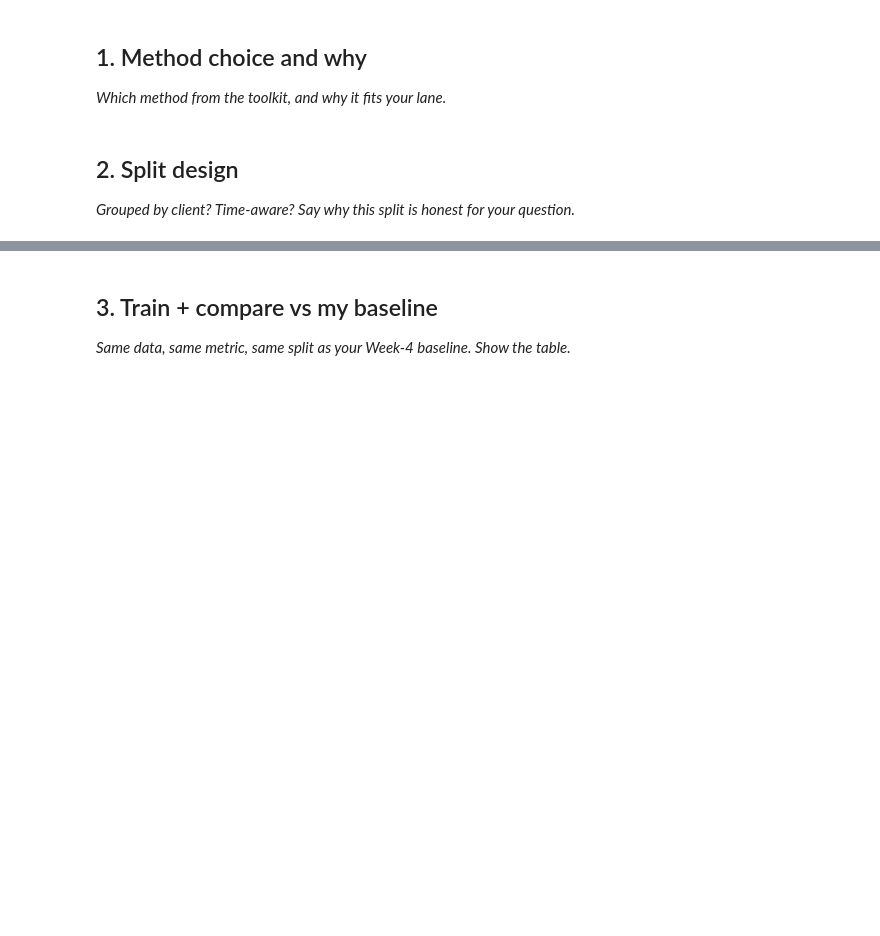
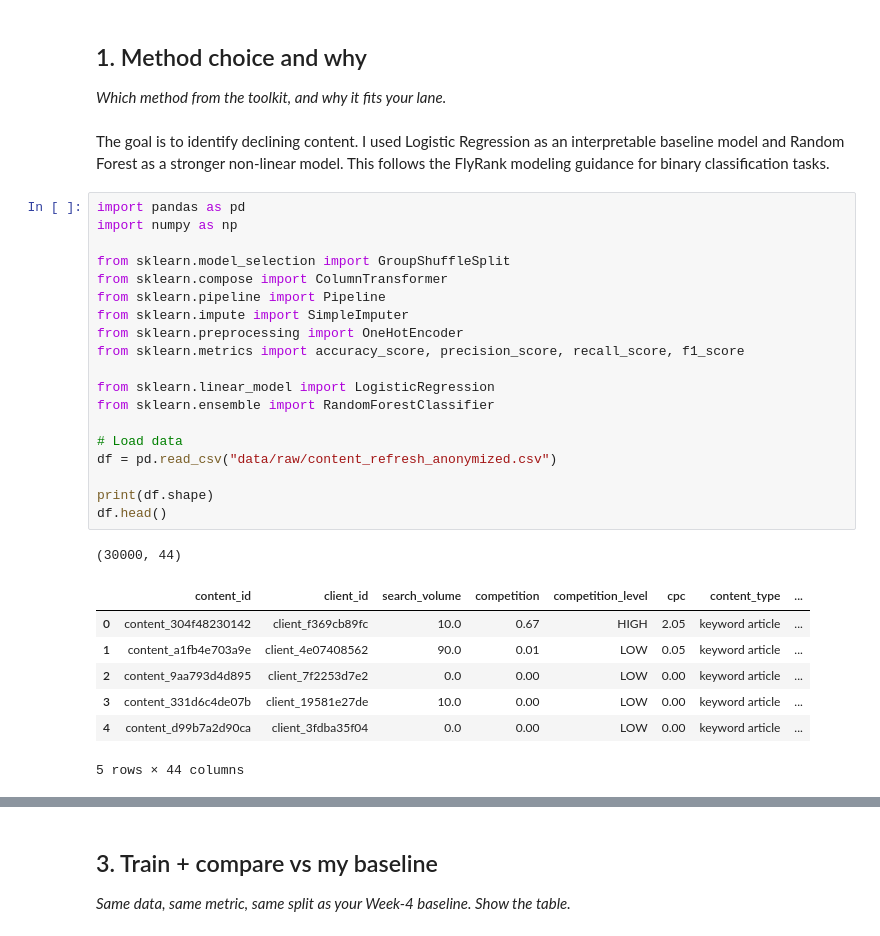
Before and after one commit to Vedant-Jagtap/flyrank-ml-internship, a Jupyter notebook: work/notebooks/w05_model.ipynb, the cells around one changed output, grey strips where cells are left out. Saved outputs shown, nothing was run; the diff lists cells and outputs as text; blank space fills up the shorter version.

```diff
--- a/work/notebooks/w05_model.ipynb
+++ b/work/notebooks/w05_model.ipynb
@@ -10,7 +22,33 @@ This skeleton is yours to fill. Work the sections **in order** — each one has
 ## 1. Method choice and why
 
 *Which method from the toolkit, and why it fits your lane.*
-# %% [markdown]
-## 2. Split design
-
-*Grouped by client? Time-aware? Say why this split is honest for your question.*
+# %% [markdown]
+The goal is to identify declining content. I used Logistic Regression as an interpretable baseline model and Random Forest as a stronger non-linear model. This follows the FlyRank modeling guidance for binary classification tasks.
+# %%
+import pandas as pd
+import numpy as np
+
+from sklearn.model_selection import GroupShuffleSplit
+from sklearn.compose import ColumnTransformer
+from sklearn.pipeline import Pipeline
+from sklearn.impute import SimpleImputer
+from sklearn.preprocessing import OneHotEncoder
+from sklearn.metrics import accuracy_score, precision_score, recall_score, f1_score
+
+from sklearn.linear_model import LogisticRegression
+from sklearn.ensemble import RandomForestClassifier
+
+# Load data
+df = pd.read_csv("data/raw/content_refresh_anonymized.csv")
+
+print(df.shape)
+df.head()
+# %% [output]
+(30000, 44)
+|  | content_id | client_id | search_volume | competition | competition_level | cpc | content_type | ... |
+| 0 | content_304f48230142 | client_f369cb89fc | 10.0 | 0.67 | HIGH | 2.05 | keyword article | ... |
+| 1 | content_a1fb4e703a9e | client_4e07408562 | 90.0 | 0.01 | LOW | 0.05 | keyword article | ... |
+| 2 | content_9aa793d4d895 | client_7f2253d7e2 | 0.0 | 0.00 | LOW | 0.00 | keyword article | ... |
+| 3 | content_331d6c4de07b | client_19581e27de | 10.0 | 0.00 | LOW | 0.00 | keyword article | ... |
+| 4 | content_d99b7a2d90ca | client_3fdba35f04 | 0.0 | 0.00 | LOW | 0.00 | keyword article | ... |
+5 rows × 44 columns
```
Also changed, not shown: parts of 15 cells of this notebook.
